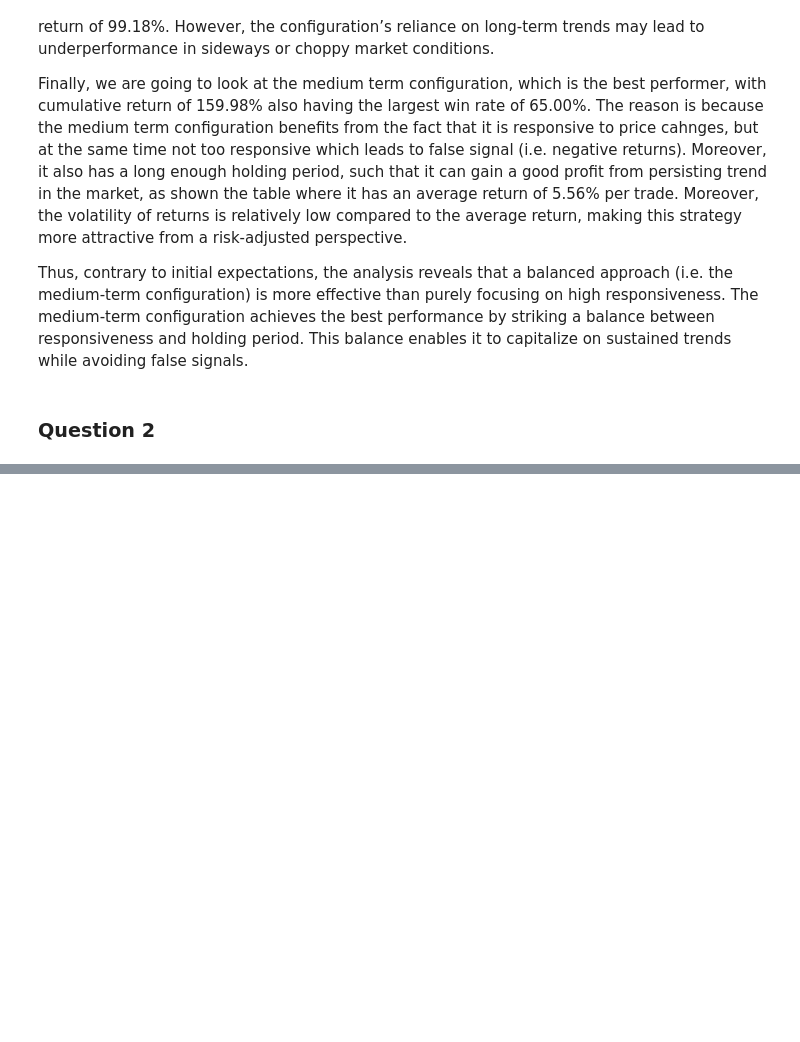
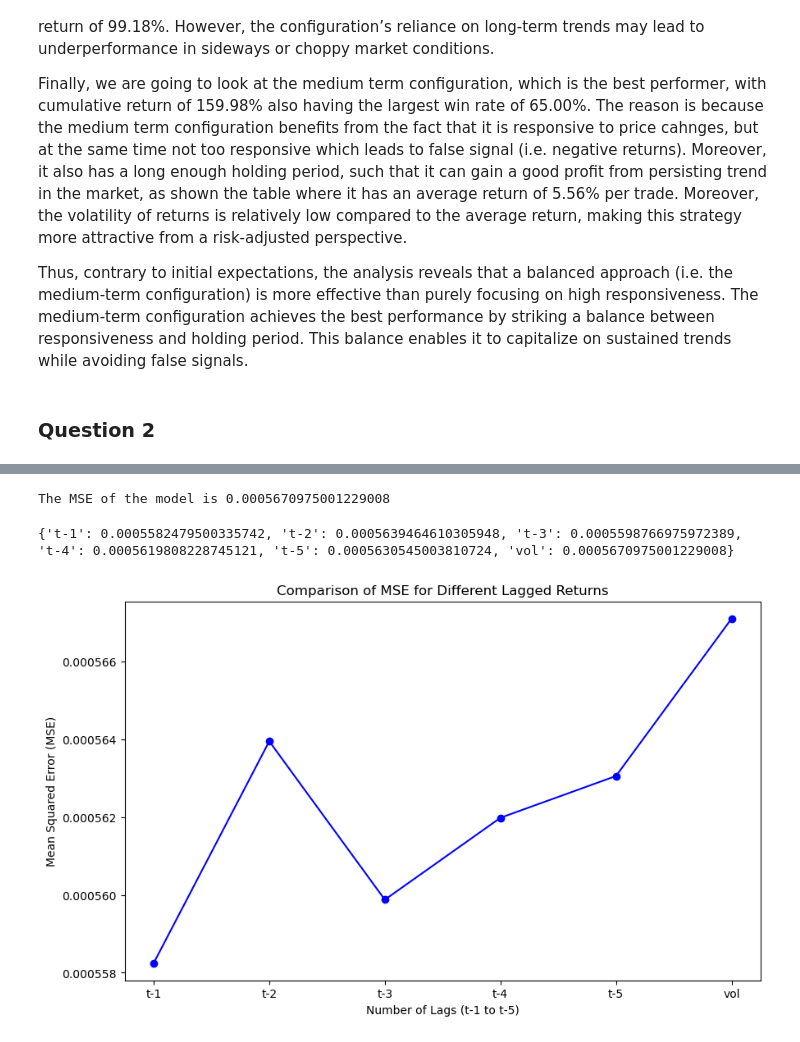
Before and after one commit to GeorgiusBE/Mining_Game, a Jupyter notebook: Part_2_Data_Analytics.ipynb, the cells around one changed output, grey strips where cells are left out. Saved outputs shown, nothing was run; the diff lists cells and outputs as text; code cells hidden in the pictures; blank space fills up the shorter version.

```diff
--- a/Part_2_Data_Analytics.ipynb
+++ b/Part_2_Data_Analytics.ipynb
@@ -1046,0 +1291,39 @@ If need more ideas:
+# %%
+# separate features and target
+x = df_regression[['t-1 Return', 't-1 High-Low Range', 't-1 10-day Moving Std']]
+y = df_regression['Daily Return']
+
+# split data into training and testing datasets
+x_train, x_test, y_train, y_test = train_test_split(x, y, test_size=0.2, shuffle=False)
+
+# train the model
+model = LinearRegression()
+model.fit(x_train, y_train)
+
+# make prediction
+y_pred = model.predict(x_test)
+
+# compute the MSE
+mse = mean_squared_error(y_test, y_pred)
+
+# store the MSE in dictionary
+mse_dict['vol'] = mse
+
+# add the MSE
+print('The MSE of the model is', mse)
+# %% [output]
+The MSE of the model is 0.0005670975001229008
+# %%
+# print MSEs
+print(mse_dict)
+
+# plot the MSE for each model
+plt.figure(figsize=(10, 6))
+plt.plot(list(mse_dict.keys()), list(mse_dict.values()), marker='o', linestyle='-', color='b')
+plt.xlabel('Number of Lags (t-1 to t-5)')
+plt.ylabel('Mean Squared Error (MSE)')
+plt.title('Comparison of MSE for Different Lagged Returns')
+plt.show()
+# %% [output]
+{'t-1': 0.0005582479500335742, 't-2': 0.0005639464610305948, 't-3': 0.0005598766975972389, 't-4': 0.0005619808228745121, 't-5': 0.0005630545003810724, 'vol': 0.0005670975001229008}
+[figure, added]
```
Also changed, not shown: parts of 34 cells of this notebook.
